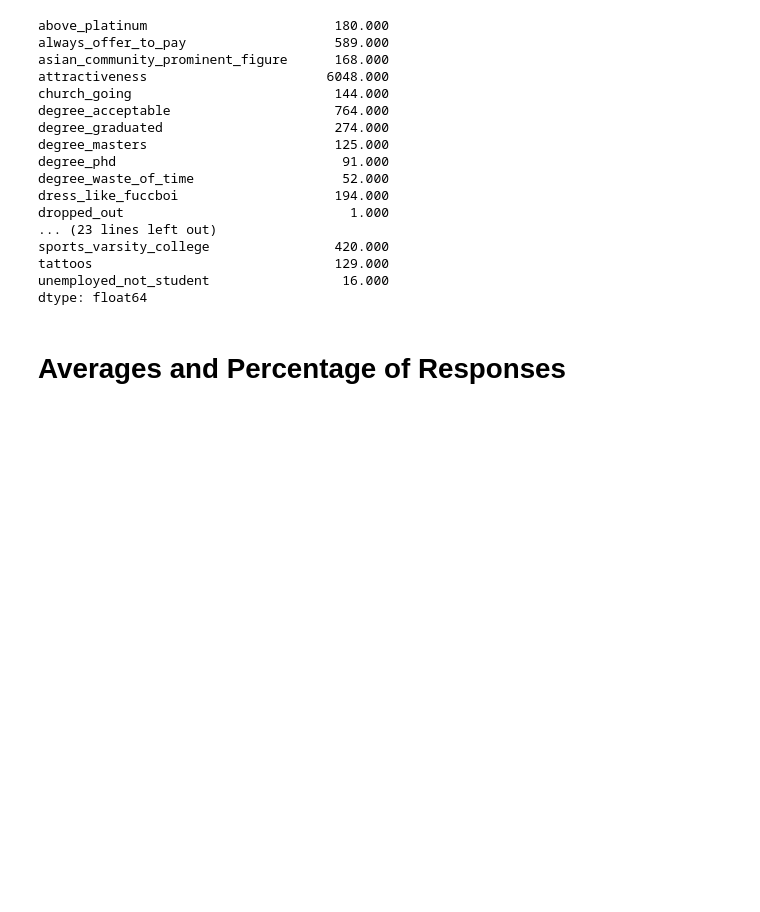
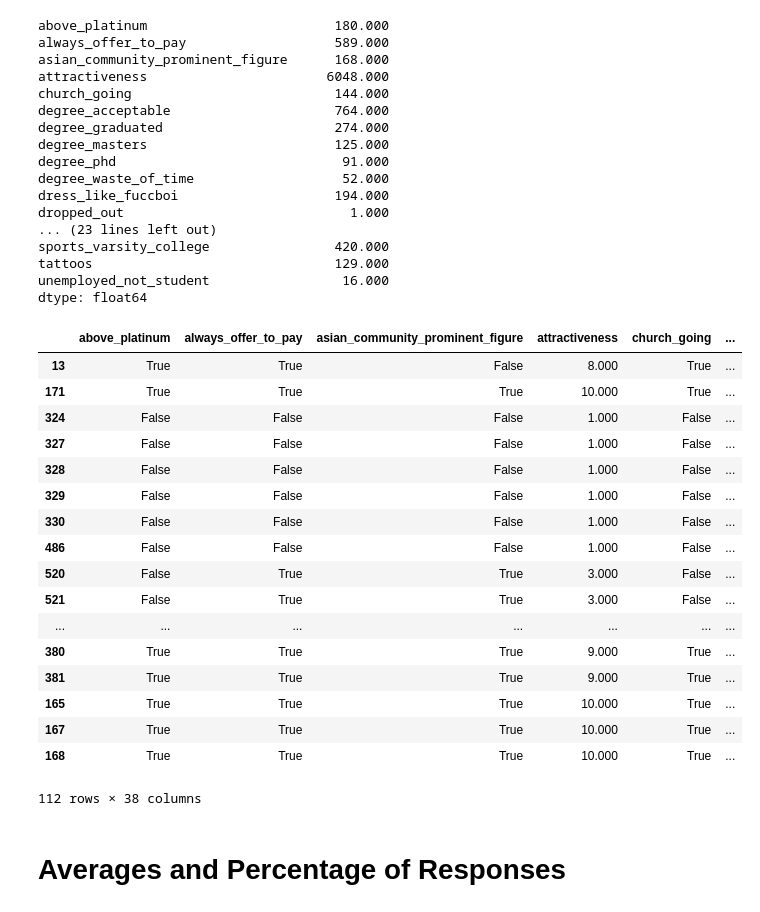
Before and after one commit to simonfong6/ECE-143-Team-6, a Jupyter notebook: Data-analysis.ipynb, the cells around one changed output. Saved outputs shown, nothing was run; the diff lists cells and outputs as text; code cells hidden in the pictures; blank space fills up the shorter version.

```diff
--- a/Data-analysis.ipynb
+++ b/Data-analysis.ipynb
@@ -60,6 +60,27 @@ sports_varsity_college                420.000
 tattoos                               129.000
 unemployed_not_student                 16.000
 dtype: float64
+# %%
+outliers
+# %% [output]
+|  | above_platinum | always_offer_to_pay | asian_community_prominent_figure | attractiveness | church_going | ... |
+| 13 | True | True | False | 8.000 | True | ... |
+| 171 | True | True | True | 10.000 | True | ... |
+| 324 | False | False | False | 1.000 | False | ... |
+| 327 | False | False | False | 1.000 | False | ... |
+| 328 | False | False | False | 1.000 | False | ... |
+| 329 | False | False | False | 1.000 | False | ... |
+| 330 | False | False | False | 1.000 | False | ... |
+| 486 | False | False | False | 1.000 | False | ... |
+| 520 | False | True | True | 3.000 | False | ... |
+| 521 | False | True | True | 3.000 | False | ... |
+| ... | ... | ... | ... | ... | ... | ... |
+| 380 | True | True | True | 9.000 | True | ... |
+| 381 | True | True | True | 9.000 | True | ... |
+| 165 | True | True | True | 10.000 | True | ... |
+| 167 | True | True | True | 10.000 | True | ... |
+| 168 | True | True | True | 10.000 | True | ... |
+112 rows × 38 columns
 # %% [markdown]
 # Averages and Percentage of Responses
 # %%
```
